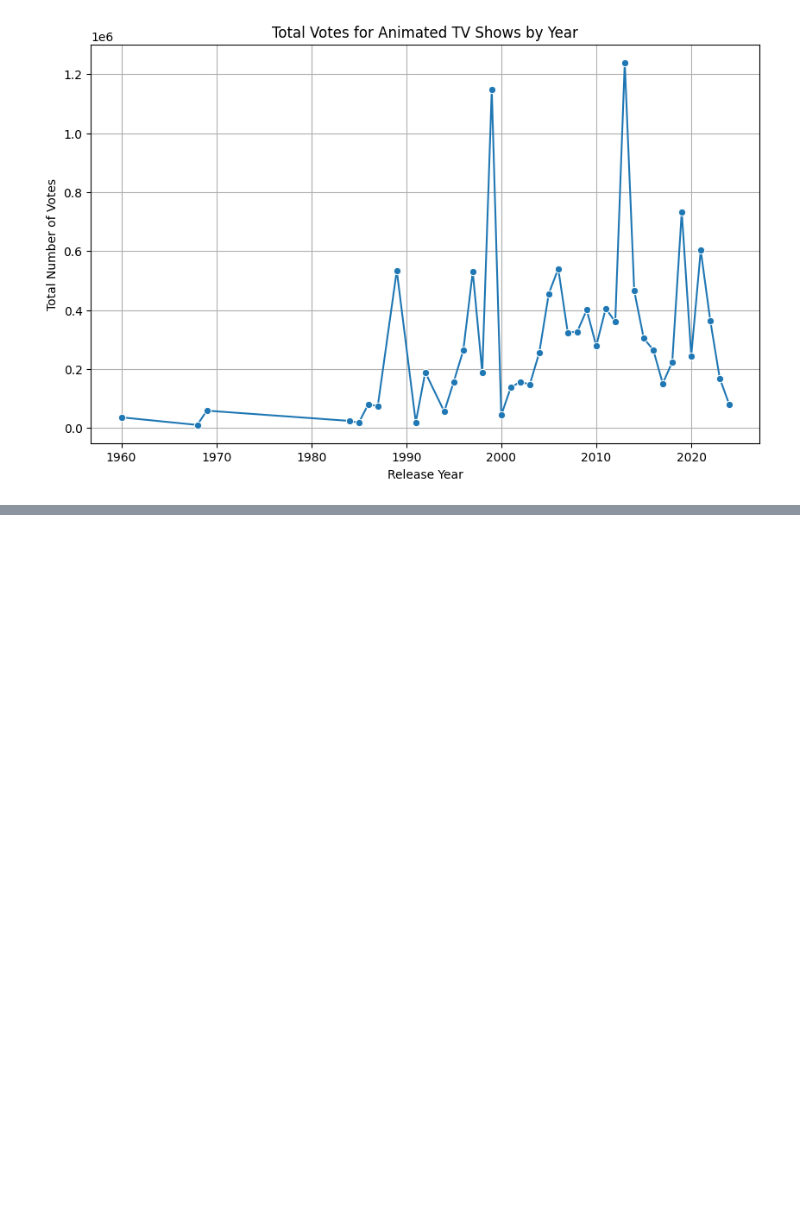
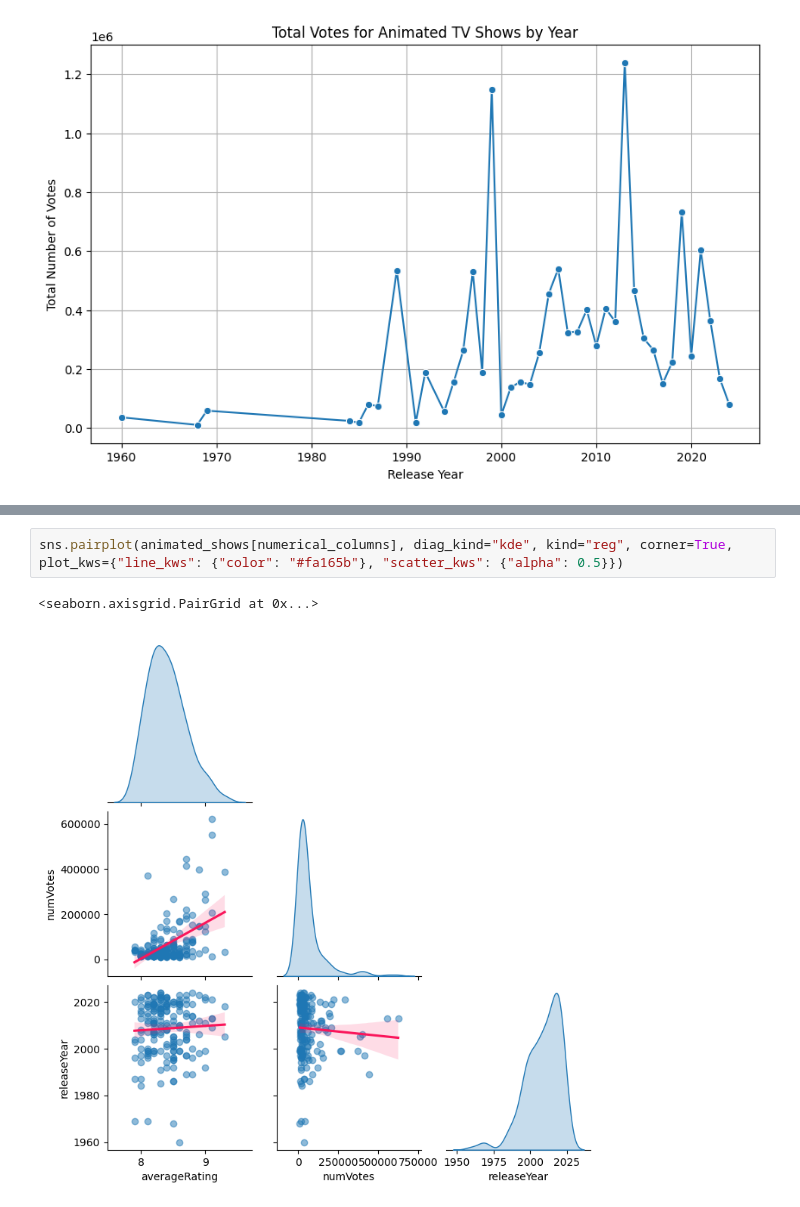
Before and after one commit to Milllll000/arte-anal-tica-final, a Jupyter notebook: visualizacion.ipynb, the cells around one changed output, grey strips where cells are left out. Saved outputs shown, nothing was run; the diff lists cells and outputs as text; blank space fills up the shorter version.

```diff
--- a/visualizacion.ipynb
+++ b/visualizacion.ipynb
@@ -49,0 +45,5 @@ plt.show()
+# %%
+sns.pairplot(animated_shows[numerical_columns], diag_kind="kde", kind="reg", corner=True, plot_kws={"line_kws": {"color": "#fa165b"}, "scatter_kws": {"alpha": 0.5}})
+# %% [output]
+<seaborn.axisgrid.PairGrid at 0x...>
+[figure, added]
```
Also changed, not shown: parts of 6 cells of this notebook, 1 other file.
